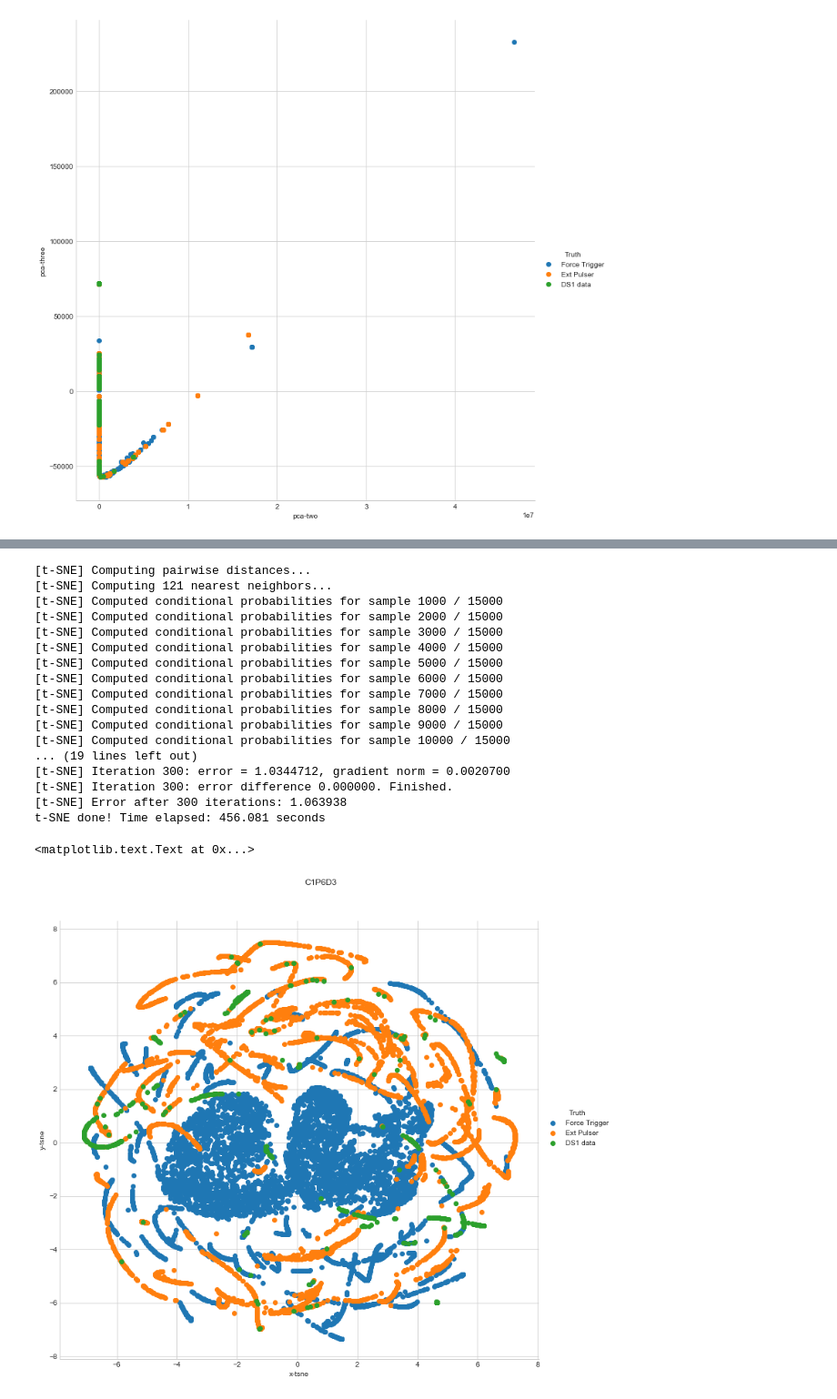
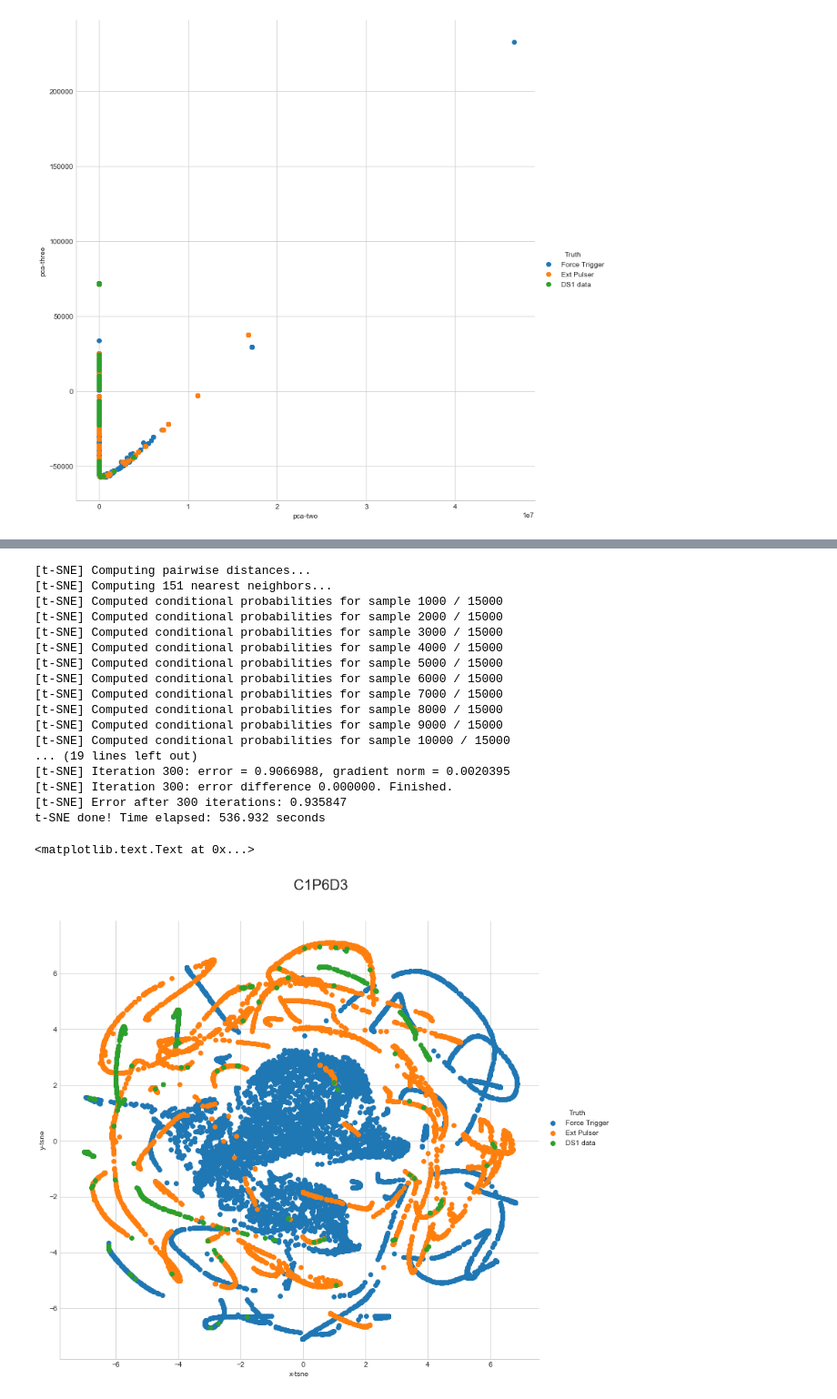
Before and after one commit to bxyzhu/IPython, a Jupyter notebook: LAT-TSNE.ipynb, the cells around one changed output, grey strips where cells are left out. Shown at 91% size. Cells and saved outputs as stored; diff of their text form; code cells hidden in the pictures.

Commit message:
Tested TSNE on entire dataset

```diff
--- a/LAT-TSNE.ipynb
+++ b/LAT-TSNE.ipynb
@@ -321,13 +315,13 @@ from sklearn.manifold import TSNE
 n_sne = 15000
 
 time_start = time.time()
-tsne = TSNE(n_components=2, verbose=2, perplexity=40, n_iter=300)
+tsne = TSNE(n_components=2, verbose=2, perplexity=50, n_iter=500)
 tsne_results = tsne.fit_transform(DF_dev.loc[:,feat_cols].values[:n_sne])
 
 print 't-SNE done! Time elapsed: %.3f seconds'%(time.time()-time_start)
 # %% [output]
 [t-SNE] Computing pairwise distances...
-[t-SNE] Computing 121 nearest neighbors...
+[t-SNE] Computing 151 nearest neighbors...
 [t-SNE] Computed conditional probabilities for sample 1000 / 15000
 [t-SNE] Computed conditional probabilities for sample 2000 / 15000
 [t-SNE] Computed conditional probabilities for sample 3000 / 15000
@@ -339,22 +333,22 @@ print 't-SNE done! Time elapsed: %.3f seconds'%(time.time()-time_start)
 [t-SNE] Computed conditional probabilities for sample 9000 / 15000
 [t-SNE] Computed conditional probabilities for sample 10000 / 15000
 ... (19 lines left out)
-[t-SNE] Iteration 300: error = 1.0344712, gradient norm = 0.0020700
+[t-SNE] Iteration 300: error = 0.9066988, gradient norm = 0.0020395
 [t-SNE] Iteration 300: error difference 0.000000. Finished.
-[t-SNE] Error after 300 iterations: 1.063938
-t-SNE done! Time elapsed: 456.081 seconds
+[t-SNE] Error after 300 iterations: 0.935847
+t-SNE done! Time elapsed: 536.932 seconds
 # %%
 # Copy TSNE result into new dataframe
 df_tsne = DF_dev.iloc[:n_sne,:].copy()
 df_tsne['x-tsne'] = tsne_results[:,0]
 df_tsne['y-tsne'] = tsne_results[:,1]
 
 # Plot stuff
 d2 = sns.FacetGrid(df_tsne, hue="Truth", size=10)
 d2.map(plt.scatter, "x-tsne", "y-tsne").add_legend()
 plt.subplots_adjust(top=0.9)
-d2.fig.suptitle('C1P6D3', fontsize=10) # can also get the figure from plt.gcf()
+d2.fig.suptitle('C1P6D3', fontsize=20) # can also get the figure from plt.gcf()
 # %% [output]
 <matplotlib.text.Text at 0x...>
-[figure, old version]
+[figure, new version]
 # %%
```
Also changed, not shown: parts of 5 cells of this notebook.
